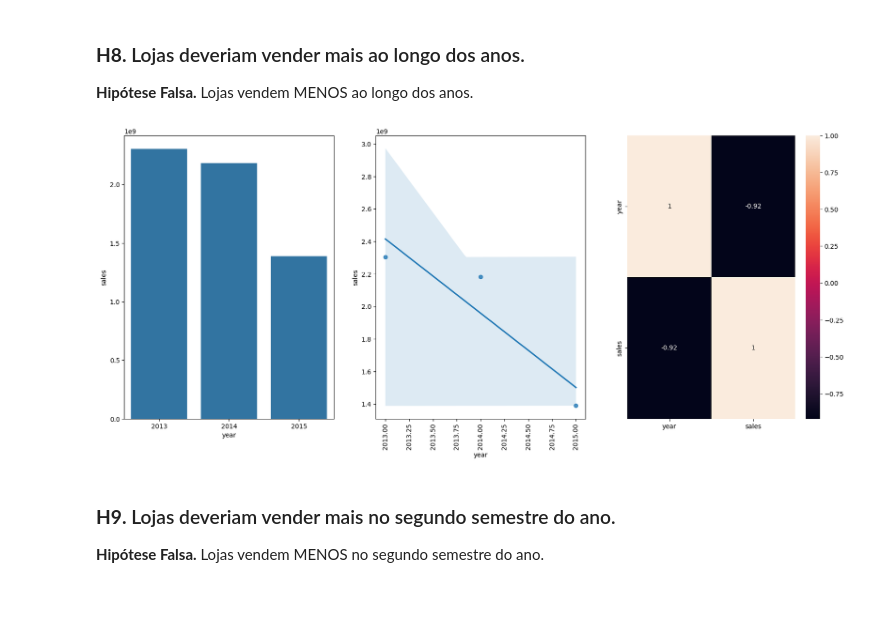
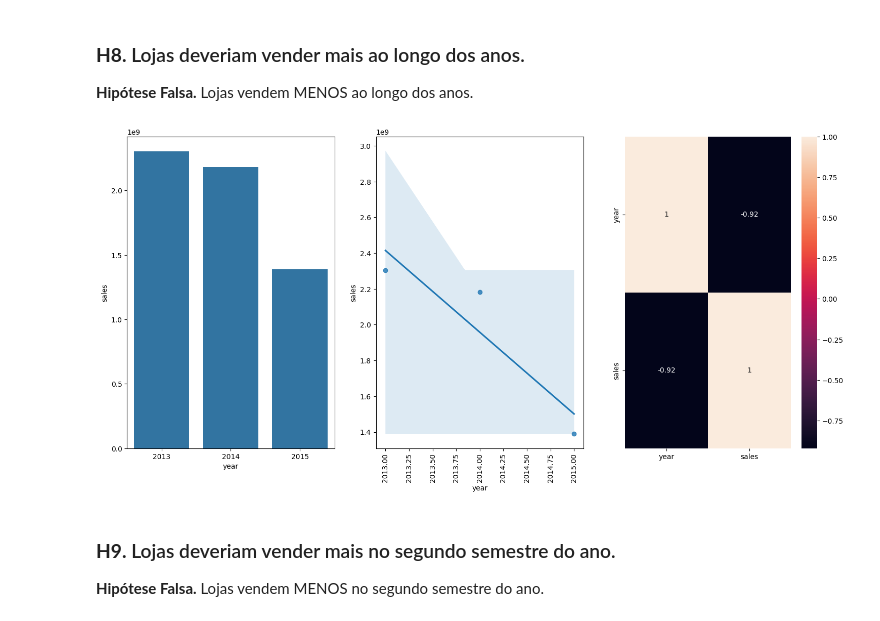
Before and after one commit to smaascarenhas/rossmann_sales_prediction, a Jupyter notebook: m04_v01_store_sales_prediction.ipynb, the cells around one changed output. Saved outputs shown, nothing was run; the diff lists cells and outputs as text; code cells hidden in the pictures.

```diff
--- a/m04_v01_store_sales_prediction.ipynb
+++ b/m04_v01_store_sales_prediction.ipynb
@@ -544,19 +564,19 @@ sns.barplot( x='year', y='sales', hue='state_holiday', data=df_aux2 );
 **Hipótese Falsa.** Lojas vendem MENOS ao longo dos anos.
 # %%
 df_aux1 = df4[['year', 'sales']].groupby( 'year' ).sum().reset_index()
-plt.figure(figsize=(20,8))
+plt.figure(figsize=(18,8))
 
 plt.subplot( 1, 3, 1 )
 sns.barplot( x='year', y='sales', data=df_aux1 );
 
 plt.subplot( 1, 3, 2 )
 sns.regplot( x='year', y='sales', data=df_aux1 );
 plt.xticks( rotation=90 )
 
 plt.subplot( 1, 3, 3 )
 sns.heatmap( df_aux1.corr( method='pearson' ), annot=True );
 # %% [output]
-[figure, old version]
+[figure, new version]
 # %% [markdown]
 ### **H9.** Lojas deveriam vender mais no segundo semestre do ano.
 **Hipótese Falsa.** Lojas vendem MENOS no segundo semestre do ano.
```
Also changed, not shown: parts of 13 cells of this notebook.
